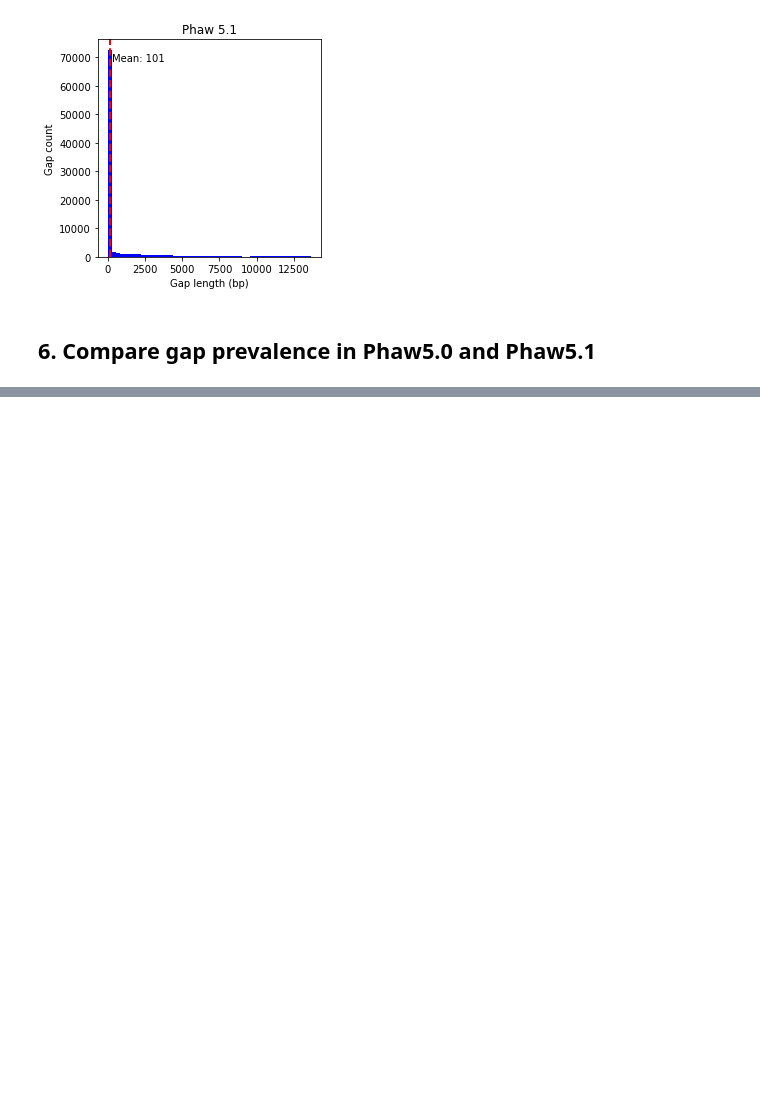
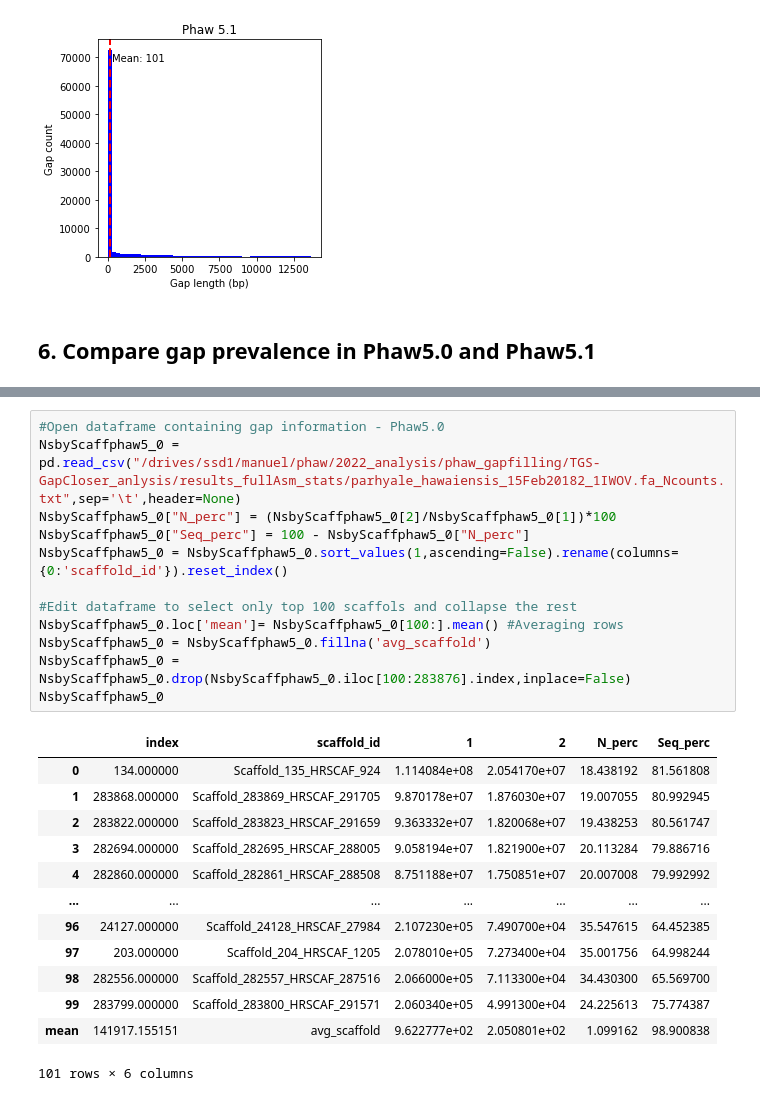
Before and after one commit to Mjaraespejo/Parhyale_MZT_ZGA, a Jupyter notebook: Notebooks/1_2_GenomeAssembly_analysis.ipynb, the cells around one changed output, grey strips where cells are left out. Cells and saved outputs as stored; diff of their text form; blank space fills up the shorter version.

```diff
--- a/Notebooks/1_2_GenomeAssembly_analysis.ipynb
+++ b/Notebooks/1_2_GenomeAssembly_analysis.ipynb
@@ -382,0 +359,26 @@ genesbyScaff_df.head(5)
+# %%
+#Open dataframe containing gap information - Phaw5.0
+NsbyScaffphaw5_0 = pd.read_csv("/drives/ssd1/manuel/phaw/2022_analysis/phaw_gapfilling/TGS-GapCloser_anlysis/results_fullAsm_stats/parhyale_hawaiensis_15Feb20182_1IWOV.fa_Ncounts.txt",sep='\t',header=None)
+NsbyScaffphaw5_0["N_perc"] = (NsbyScaffphaw5_0[2]/NsbyScaffphaw5_0[1])*100
+NsbyScaffphaw5_0["Seq_perc"] = 100 - NsbyScaffphaw5_0["N_perc"]
+NsbyScaffphaw5_0 = NsbyScaffphaw5_0.sort_values(1,ascending=False).rename(columns={0:'scaffold_id'}).reset_index()
+
+#Edit dataframe to select only top 100 scaffols and collapse the rest
+NsbyScaffphaw5_0.loc['mean']= NsbyScaffphaw5_0[100:].mean() #Averaging rows
+NsbyScaffphaw5_0 = NsbyScaffphaw5_0.fillna('avg_scaffold')
+NsbyScaffphaw5_0 = NsbyScaffphaw5_0.drop(NsbyScaffphaw5_0.iloc[100:283876].index,inplace=False)
+NsbyScaffphaw5_0
+# %% [output]
+|  | index | scaffold_id | 1 | 2 | N_perc | Seq_perc |
+| 0 | 134.000000 | Scaffold_135_HRSCAF_924 | 1.114084e+08 | 2.054170e+07 | 18.438192 | 81.561808 |
+| 1 | 283868.000000 | Scaffold_283869_HRSCAF_291705 | 9.870178e+07 | 1.876030e+07 | 19.007055 | 80.992945 |
+| 2 | 283822.000000 | Scaffold_283823_HRSCAF_291659 | 9.363332e+07 | 1.820068e+07 | 19.438253 | 80.561747 |
+| 3 | 282694.000000 | Scaffold_282695_HRSCAF_288005 | 9.058194e+07 | 1.821900e+07 | 20.113284 | 79.886716 |
+| 4 | 282860.000000 | Scaffold_282861_HRSCAF_288508 | 8.751188e+07 | 1.750851e+07 | 20.007008 | 79.992992 |
+| ... | ... | ... | ... | ... | ... | ... |
+| 96 | 24127.000000 | Scaffold_24128_HRSCAF_27984 | 2.107230e+05 | 7.490700e+04 | 35.547615 | 64.452385 |
+| 97 | 203.000000 | Scaffold_204_HRSCAF_1205 | 2.078010e+05 | 7.273400e+04 | 35.001756 | 64.998244 |
+| 98 | 282556.000000 | Scaffold_282557_HRSCAF_287516 | 2.066000e+05 | 7.113300e+04 | 34.430300 | 65.569700 |
+| 99 | 283799.000000 | Scaffold_283800_HRSCAF_291571 | 2.060340e+05 | 4.991300e+04 | 24.225613 | 75.774387 |
+| mean | 141917.155151 | avg_scaffold | 9.622777e+02 | 2.050801e+02 | 1.099162 | 98.900838 |
+101 rows × 6 columns
```
Also changed, not shown: parts of 12 cells of this notebook.
